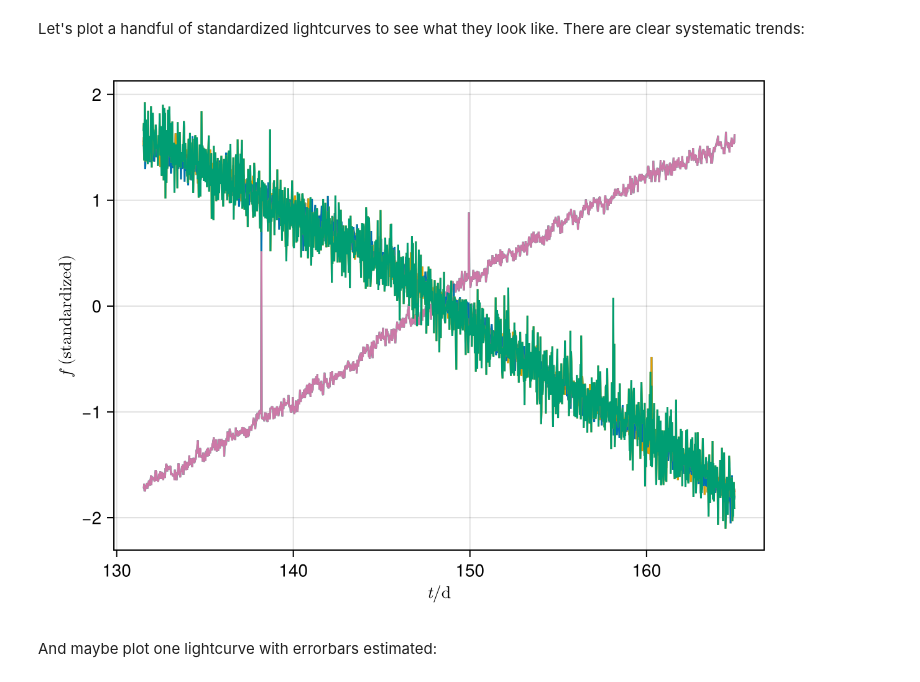
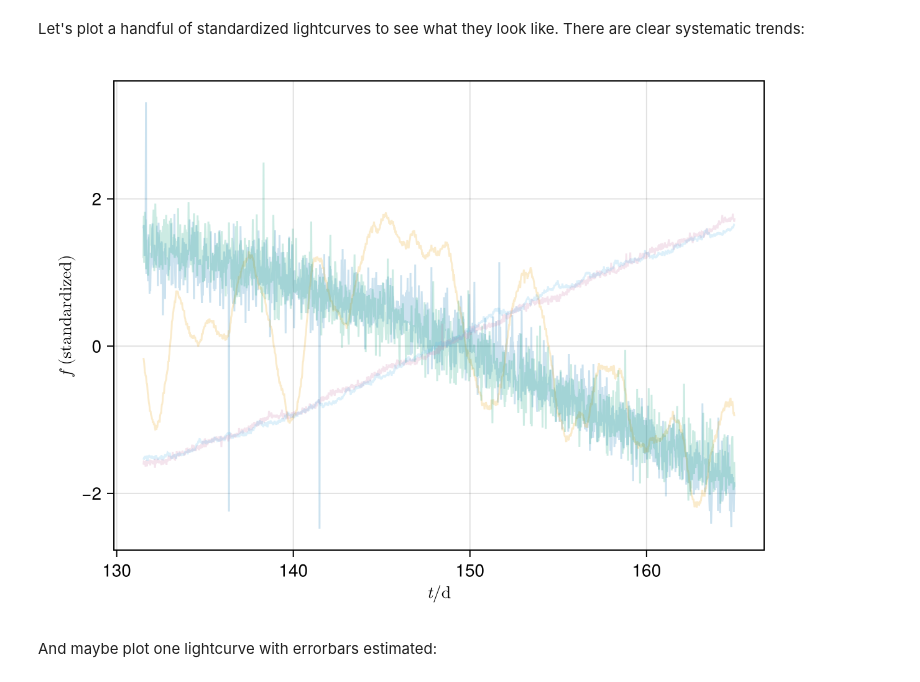
Before and after one commit to farr/KeplerDetrend, a Jupyter notebook: notebooks/Playground.ipynb, the cells around one changed output. Saved outputs shown, nothing was run; the diff lists cells and outputs as text; code cells hidden in the pictures.

```diff
--- a/notebooks/Playground.ipynb
+++ b/notebooks/Playground.ipynb
@@ -50,21 +50,21 @@ end
 # %% [markdown]
 Let's plot a handful of standardized lightcurves to see what they look like.  There are clear systematic trends:
 # %%
-n_plot = 10
+n_plot = 5
 
 f = Figure()
 a = Axis(f[1,1], xlabel=L"t / \mathrm{d}", ylabel=L"$f$ (standardized)")
 
 for i in 1:n_plot
-    df = dfs[i]
+    df = dfs[rand(1:length(dfs))]
 
     flux = (df.FLUX .- mean(df.FLUX)) ./ std(df.FLUX)
 
-    lines!(a, df.TIME, flux)
+    lines!(a, df.TIME, flux, color=Makie.wong_colors(0.2)[i])
 end
 f
 # %% [output]
-[figure, old version]
+[figure, new version]
 # %% [markdown]
 And maybe plot one lightcurve with errorbars estimated:
 # %%
```
